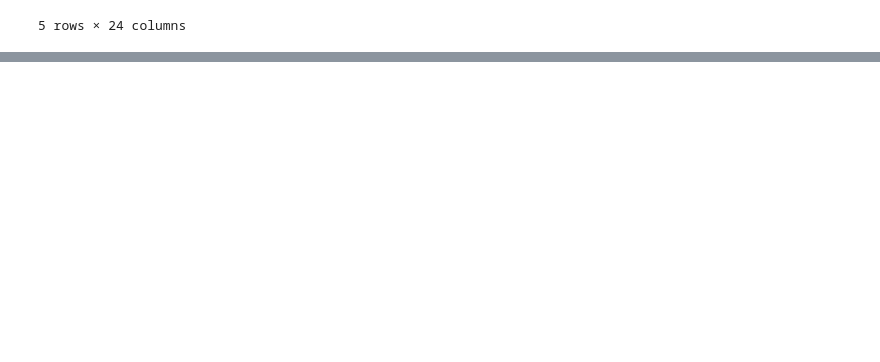
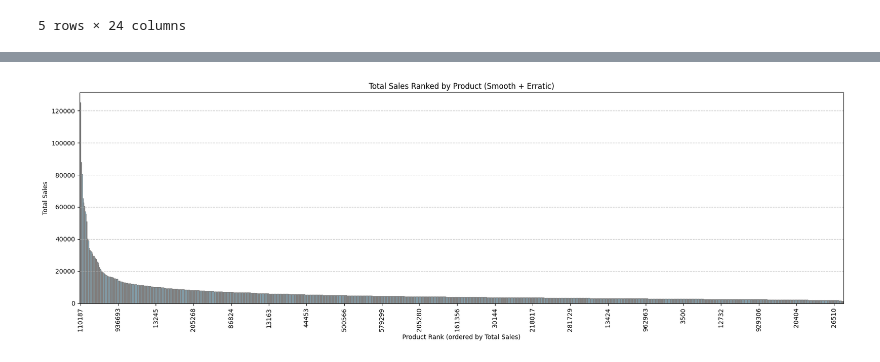
Before and after one commit to up202108724/Dissertation25-26, a Jupyter notebook: EDA/item_classifier.ipynb, the cells around one changed output, grey strips where cells are left out. Drawn from its saved outputs; the diff is of its cells as text; code cells hidden in the pictures; blank space fills up the shorter version.

```diff
--- a/EDA/item_classifier.ipynb
+++ b/EDA/item_classifier.ipynb
@@ -304,0 +404,42 @@ Saved to        : ../dataset/data_smooth.feather
+# %%
+# ── Total Sales Ranked by Product ─────────────────────────────────────────
+
+# Sort by total sales descending
+ranked_stats = se_stats_filtered.sort_values("total_sales", ascending=False).reset_index(drop=True)
+
+plt.figure(figsize=(18, 6))
+
+# Plot the total sales as a bar chart
+# If there are many products, we can just show the top N or use a line plot.
+# Here we'll show up to the top 100 as a bar chart, or all if there are fewer.
+top_n = len(ranked_stats)
+
+plt.bar(
+    range(top_n),
+    ranked_stats.head(top_n)["total_sales"],
+    color='skyblue',
+    edgecolor='gray'
+)
+
+# Formatting the X axis
+plt.title("Total Sales Ranked by Product (Smooth + Erratic)")
+plt.xlabel("Product Rank (ordered by Total Sales)")
+plt.ylabel("Total Sales")
+
+# Add some grid lines
+plt.grid(axis='y', linestyle='--', alpha=0.7)
+
+# To view product_id on x-axis (works well if < 50 products, otherwise gets messy)
+if top_n <= 50:
+    plt.xticks(range(top_n), ranked_stats.head(top_n)["item_id"].astype(str), rotation=90)
+else:
+    # If too many products, we just label every Nth product or hide the labels to avoid overlapping
+    plt.xticks(range(0, top_n, max(1, top_n//20)),
+               ranked_stats.head(top_n).iloc[::max(1, top_n//20)]["item_id"].astype(str),
+               rotation=90)
+
+plt.xlim(-1, top_n)
+plt.tight_layout()
+plt.show()
+# %% [output]
+[figure, added]
```
Also changed, not shown: parts of 13 cells of this notebook, 52 other files.
